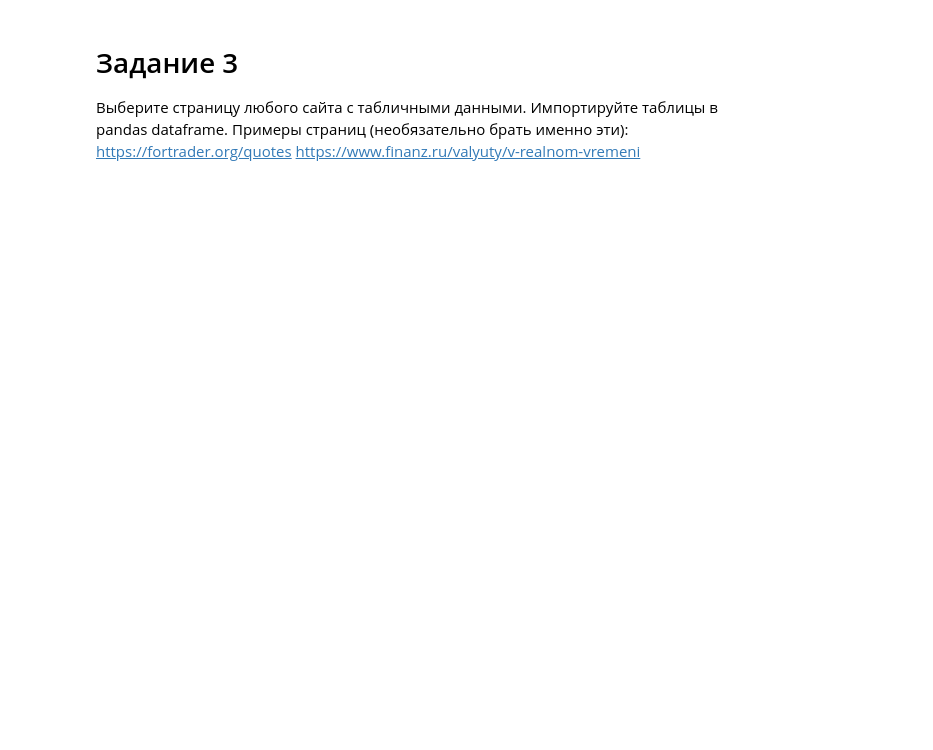
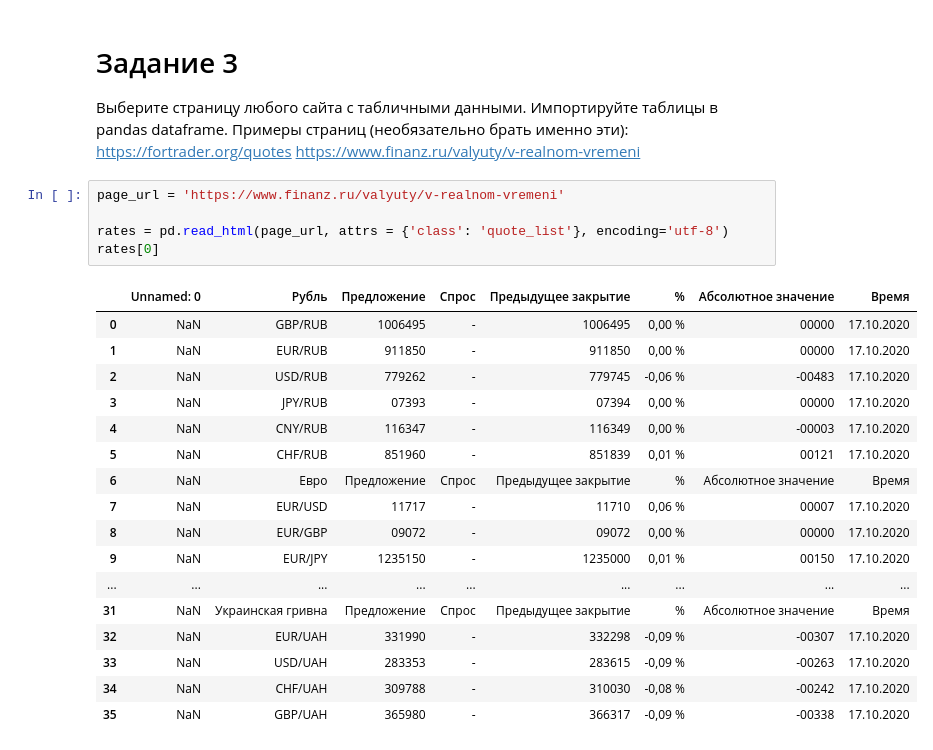
Before and after one commit to Natalia-Gerbeeva/test, a Jupyter notebook: DZ Библиотека Pandas/DZ_PandasLib.ipynb, the cells around one changed output. Drawn from its saved outputs; the diff is of its cells as text; blank space fills up the shorter version.

```diff
--- a/DZ Библиотека Pandas/DZ_PandasLib.ipynb
+++ b/DZ Библиотека Pandas/DZ_PandasLib.ipynb
@@ -10,3 +91,26 @@
 Примеры страниц (необязательно брать именно эти):
 https://fortrader.org/quotes
 https://www.finanz.ru/valyuty/v-realnom-vremeni
+# %%
+page_url = 'https://www.finanz.ru/valyuty/v-realnom-vremeni'
+
+rates = pd.read_html(page_url, attrs = {'class': 'quote_list'}, encoding='utf-8')
+rates[0]
+# %% [output]
+|  | Unnamed: 0 | Рубль | Предложение | Спрос | Предыдущее закрытие | % | Абсолютное значение | Время |
+| 0 | NaN | GBP/RUB | 1006495 | - | 1006495 | 0,00 % | 00000 | 17.10.2020 |
+| 1 | NaN | EUR/RUB | 911850 | - | 911850 | 0,00 % | 00000 | 17.10.2020 |
+| 2 | NaN | USD/RUB | 779262 | - | 779745 | -0,06 % | -00483 | 17.10.2020 |
+| 3 | NaN | JPY/RUB | 07393 | - | 07394 | 0,00 % | 00000 | 17.10.2020 |
+| 4 | NaN | CNY/RUB | 116347 | - | 116349 | 0,00 % | -00003 | 17.10.2020 |
+| 5 | NaN | CHF/RUB | 851960 | - | 851839 | 0,01 % | 00121 | 17.10.2020 |
+| 6 | NaN | Евро | Предложение | Спрос | Предыдущее закрытие | % | Абсолютное значение | Время |
+| 7 | NaN | EUR/USD | 11717 | - | 11710 | 0,06 % | 00007 | 17.10.2020 |
+| 8 | NaN | EUR/GBP | 09072 | - | 09072 | 0,00 % | 00000 | 17.10.2020 |
+| 9 | NaN | EUR/JPY | 1235150 | - | 1235000 | 0,01 % | 00150 | 17.10.2020 |
+| ... | ... | ... | ... | ... | ... | ... | ... | ... |
+| 31 | NaN | Украинская гривна | Предложение | Спрос | Предыдущее закрытие | % | Абсолютное значение | Время |
+| 32 | NaN | EUR/UAH | 331990 | - | 332298 | -0,09 % | -00307 | 17.10.2020 |
+| 33 | NaN | USD/UAH | 283353 | - | 283615 | -0,09 % | -00263 | 17.10.2020 |
+| 34 | NaN | CHF/UAH | 309788 | - | 310030 | -0,08 % | -00242 | 17.10.2020 |
+| 35 | NaN | GBP/UAH | 365980 | - | 366317 | -0,09 % | -00338 | 17.10.2020 |
```
Also changed, not shown: parts of 12 cells of this notebook, 3 other files.
